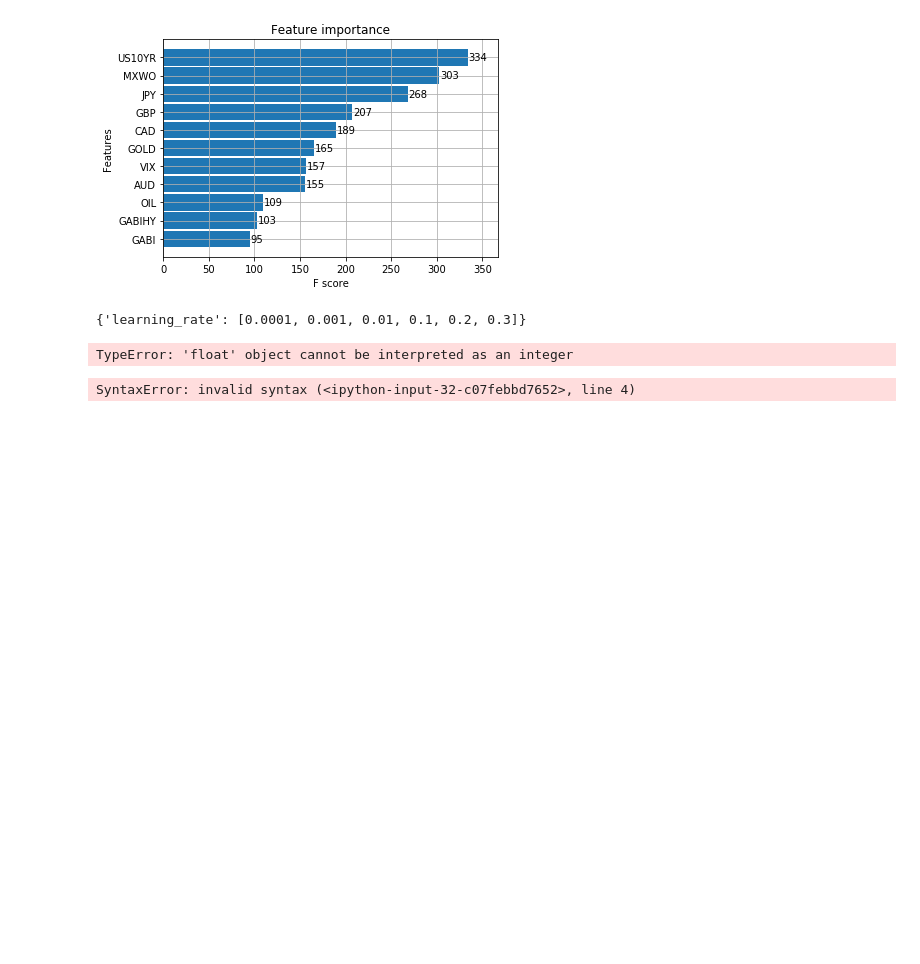
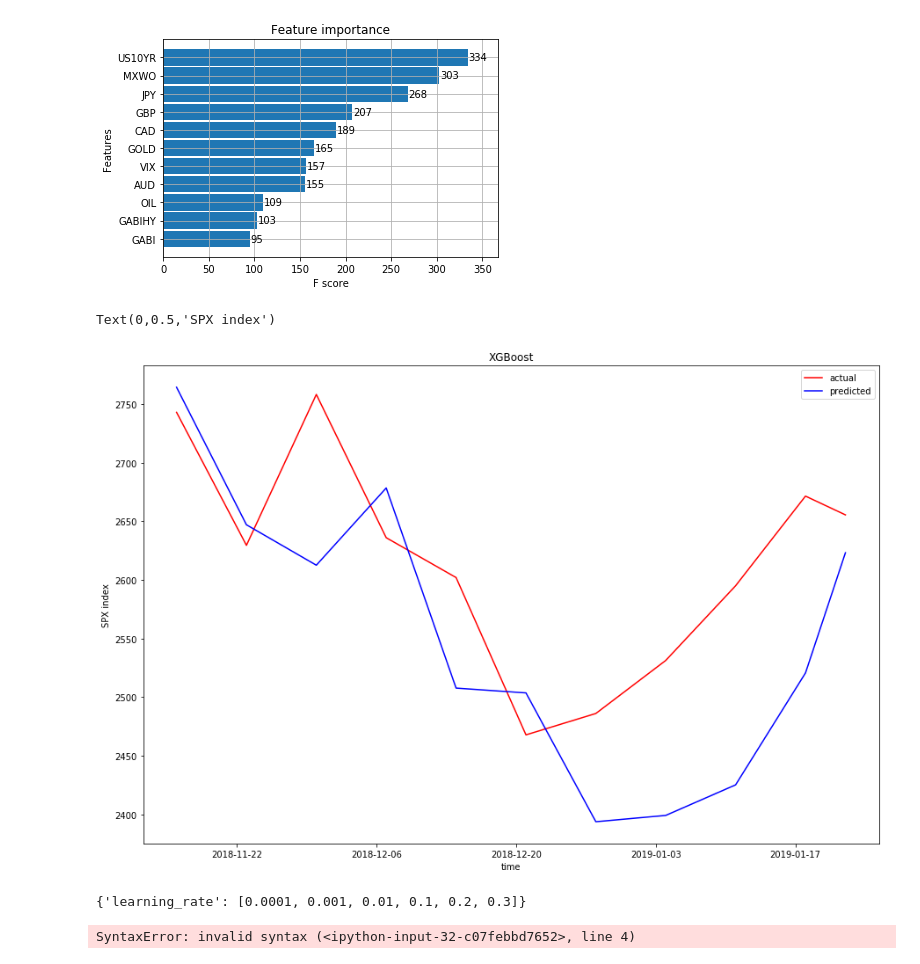
Before and after one commit to laureat/Python, a Jupyter notebook: ARIMA and XGboost/XGBOOST.ipynb, the cells around one changed output. Drawn from its saved outputs; the diff is of its cells as text; code cells hidden in the pictures; blank space fills up the shorter version.

```diff
--- a/ARIMA and XGboost/XGBOOST.ipynb
+++ b/ARIMA and XGboost/XGBOOST.ipynb
@@ -206,3 +244,3 @@ fig.savefig('XGBoost.pdf')
 # %%
-gbm1 = xgb.XGBRegressor(max_depth=3, n_estimators=500, learning_rate=0.05).fit(X_train, y_train,
-      eval_set=[(X_train,y_train), (X_test, y_test)], early_stopping_rounds=50, verbose=False)
+# gbm1 = xgb.XGBRegressor(max_depth=3, n_estimators=500, learning_rate=0.05).fit(X_train, y_train,
+#      eval_set=[(X_train,y_train), (X_test, y_test)], early_stopping_rounds=50, verbose=False)
@@ -224,6 +266,20 @@ array([2764.3865, 2647.0364, 2612.541 , 2678.4375, 2507.663 , 2503.5635,
 _ = plot_importance(gbm1, height=0.9)
 # %% [output]
 [figure]
+# %%
+pred1=pd.Series(predictions1, index=y_test.index)
+# %%
+plt.figure(figsize=(15,10))
+plt.title('XGBoost')
+plt.plot(y_test,'r',label='actual')
+plt.legend('actual')
+plt.plot(pred1,'b',label='predicted')
+plt.legend(loc='upper right')
+plt.xlabel('time')
+plt.ylabel('SPX index')
+# %% [output]
+Text(0,0.5,'SPX index')
+[figure, added]
 # %%
 learning_rate = [0.0001, 0.001, 0.01, 0.1, 0.2, 0.3]
 param_grid = dict(learning_rate=learning_rate)
@@ -231,10 +287,6 @@ param_grid = dict(learning_rate=learning_rate)
 param_grid
 # %% [output]
 {'learning_rate': [0.0001, 0.001, 0.01, 0.1, 0.2, 0.3]}
-# %%
-range(0,0.3,0.15)
-# %% [output]
-TypeError: 'float' object cannot be interpreted as an integer
 # %%
 param_test1 = {
  'max_depth':range(3,10,2),
```
Also changed, not shown: parts of 20 cells of this notebook.
